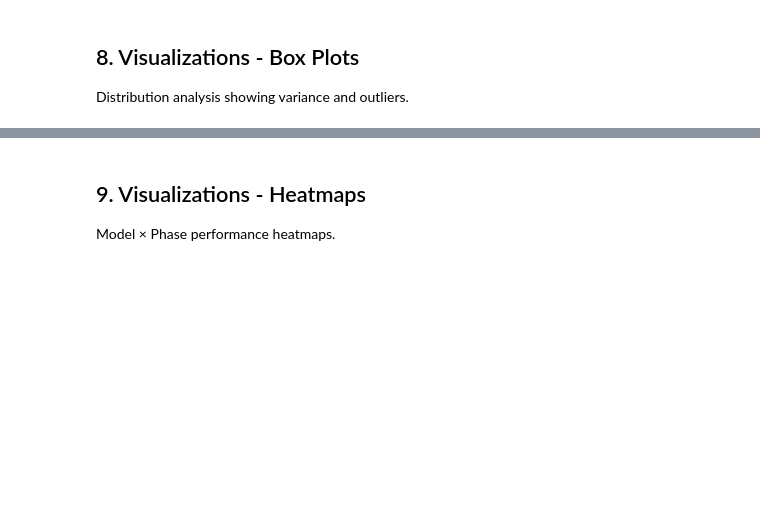
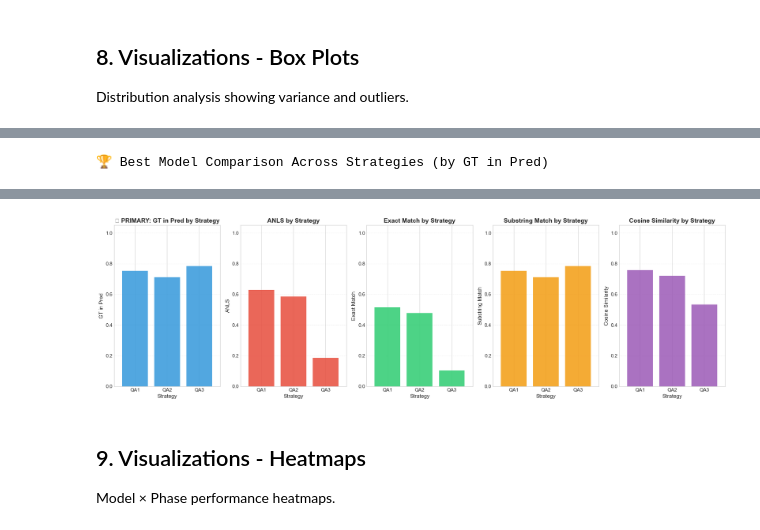
Before and after one commit to kenza-ily/disco, a Jupyter notebook: ocr_vs_vlm/results/4_notebooks/by_dataset/qa_infographicvqa.ipynb, the cells around one changed output, grey strips where cells are left out. Cells and saved outputs as stored; diff of their text form; code cells hidden in the pictures; blank space fills up the shorter version.

```diff
--- a/ocr_vs_vlm/results/4_notebooks/by_dataset/qa_infographicvqa.ipynb
+++ b/ocr_vs_vlm/results/4_notebooks/by_dataset/qa_infographicvqa.ipynb
@@ -978,0 +1224,41 @@ print("\n🎯 Note: 'GT in Pred' heatmap shows PRIMARY metric performance")
+# %%
+# Compare best models from each strategy (QA1, QA2, QA3) by GT in Pred
+best_models = {}
+
+for strategy in ['QA1 (OCR+VLM)', 'QA2 (VLM Parse+QA)', 'QA3 (Direct VQA)']:
+    strategy_data = summary_df[summary_df['Strategy'] == strategy]
+    best_model = strategy_data.loc[strategy_data['GT in Pred'].idxmax()]
+    best_models[strategy] = best_model
+
+# Create comparison DataFrame
+comparison_df = pd.DataFrame(best_models).T
+comparison_df = comparison_df[['Model', 'GT in Pred', 'ANLS', 'Exact Match', 'Substring Match', 'Cosine Similarity']]
+
+print("🏆 Best Model Comparison Across Strategies (by GT in Pred)")
+display(comparison_df)
+
+# Separate bar charts for each metric
+metrics = ['GT in Pred', 'ANLS', 'Exact Match', 'Substring Match', 'Cosine Similarity']
+colors = ['#3498db', '#e74c3c', '#2ecc71', '#f39c12', '#9b59b6']
+
+fig, axes = plt.subplots(1, len(metrics), figsize=(20, 6))
+if len(metrics) == 1:
+    axes = [axes]
+
+for idx, metric in enumerate(metrics):
+    ax = axes[idx]
+    comparison_df.set_index('Model')[metric].plot(
+        kind='bar', ax=ax, color=colors[idx], alpha=0.85, width=0.8
+    )
+    title_prefix = "🎯 PRIMARY: " if metric == 'GT in Pred' else ""
+    ax.set_title(f'{title_prefix}{metric} by Strategy', fontsize=14, fontweight='bold')
+    ax.set_xlabel('Strategy', fontsize=12)
+    ax.set_ylabel(metric, fontsize=12)
+    ax.grid(axis='y', alpha=0.3, linestyle='--')
+    ax.set_xticklabels([s.split(' (')[0] for s in comparison_df.index], rotation=0)
+    ax.set_ylim(0, 1.05)
+
+plt.tight_layout()
+plt.show()
+# %% [output]
+🏆 Best Model Comparison Across Strategies (by GT in Pred)
@@ -979,3 +1269,4 @@ print("\n🎯 Note: 'GT in Pred' heatmap shows PRIMARY metric performance")
+[figure, added]
 # %% [markdown]
 ## 9. Visualizations - Heatmaps
 
```
Also changed, not shown: parts of 14 cells of this notebook, 27 other files.
